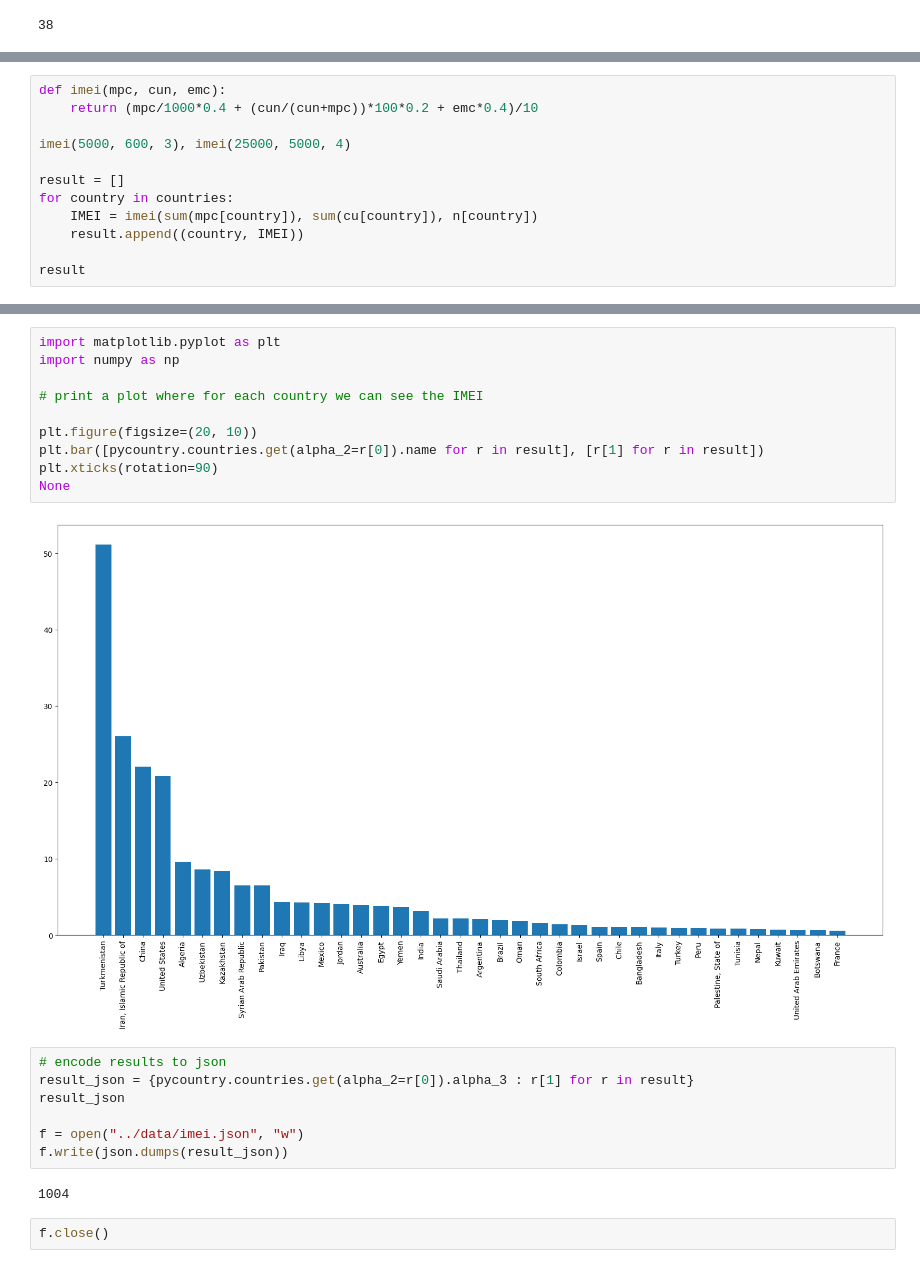
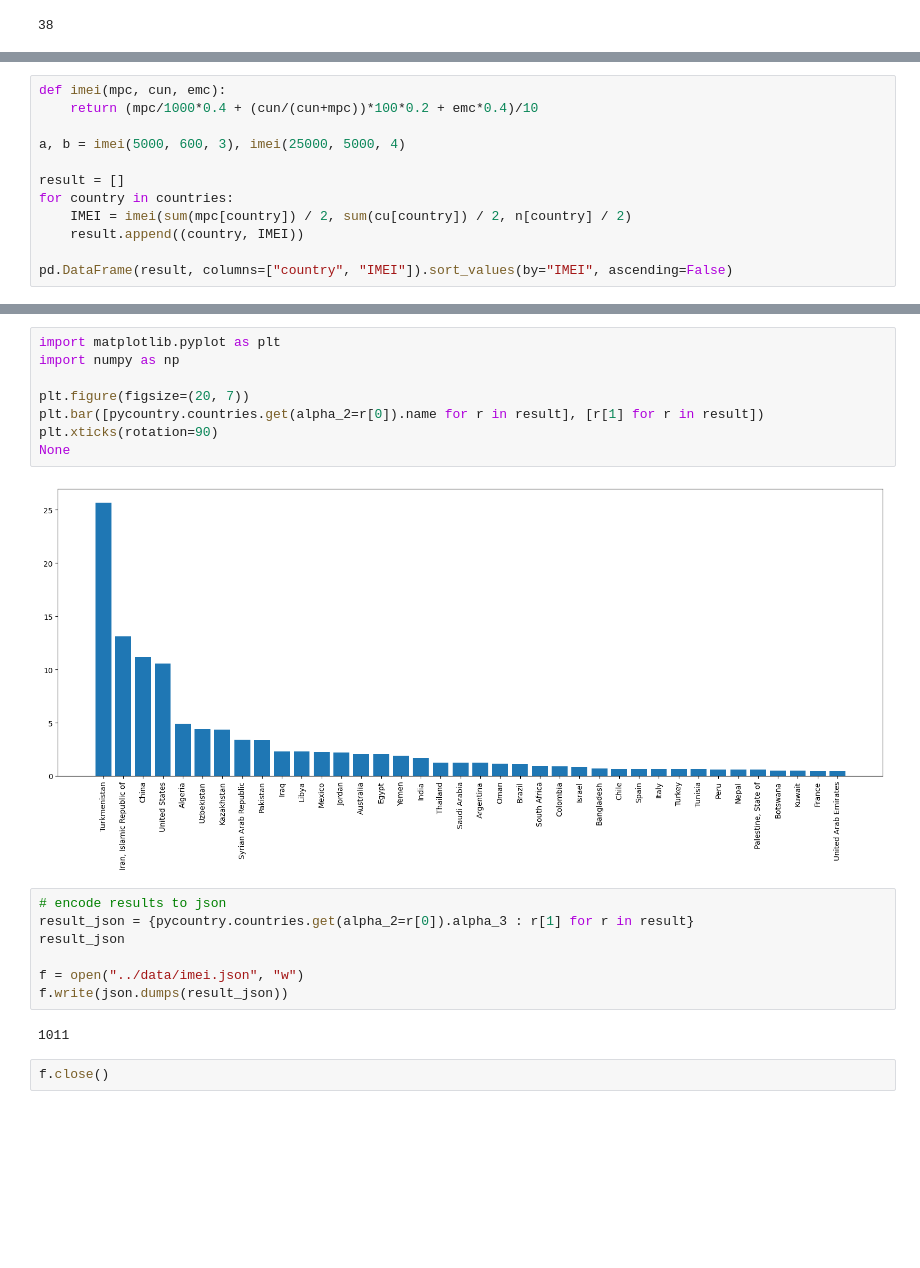
Before and after one commit to piotrkotela/emit-app-systems, a Jupyter notebook: scripts/stuff.ipynb, the cells around one changed output, grey strips where cells are left out. Drawn from its saved outputs; the diff is of its cells as text; blank space fills up the shorter version.

Commit message:
plots for presentation

```diff
--- a/scripts/stuff.ipynb
+++ b/scripts/stuff.ipynb
@@ -39,12 +38,12 @@ n = {country:sum([1 for feature in features if feature["country_code"] == countr
 def imei(mpc, cun, emc):
     return (mpc/1000*0.4 + (cun/(cun+mpc))*100*0.2 + emc*0.4)/10
 
-imei(5000, 600, 3), imei(25000, 5000, 4)
+a, b = imei(5000, 600, 3), imei(25000, 5000, 4)
 
 result = []
 for country in countries:
-    IMEI = imei(sum(mpc[country]), sum(cu[country]), n[country])
+    IMEI = imei(sum(mpc[country]) / 2, sum(cu[country]) / 2, n[country] / 2)
     result.append((country, IMEI))
 
-result
+pd.DataFrame(result, columns=["country", "IMEI"]).sort_values(by="IMEI", ascending=False)
 # %% [output]
@@ -92,15 +91,13 @@ France                  0.596978138747885
 # %%
 import matplotlib.pyplot as plt
 import numpy as np
 
-# print a plot where for each country we can see the IMEI
-
-plt.figure(figsize=(20, 10))
+plt.figure(figsize=(20, 7))
 plt.bar([pycountry.countries.get(alpha_2=r[0]).name for r in result], [r[1] for r in result])
 plt.xticks(rotation=90)
 None
 # %% [output]
-[figure, old version]
+[figure, new version]
 # %%
 # encode results to json
 result_json = {pycountry.countries.get(alpha_2=r[0]).alpha_3 : r[1] for r in result}
@@ -109,6 +106,6 @@ result_json
 f = open("../data/imei.json", "w")
 f.write(json.dumps(result_json))
 # %% [output]
-1004
+1011
 # %%
 f.close()
```
Also changed, not shown: parts of 5 cells of this notebook, 2 other files.
